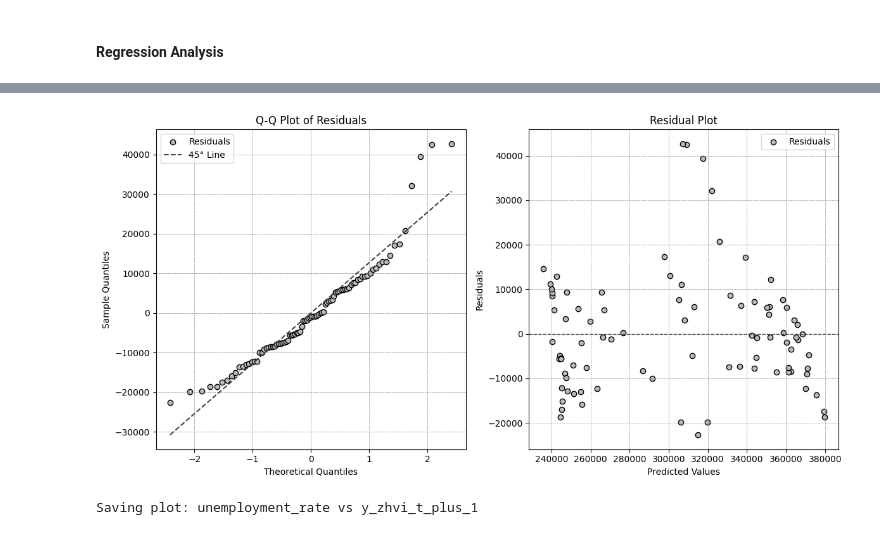
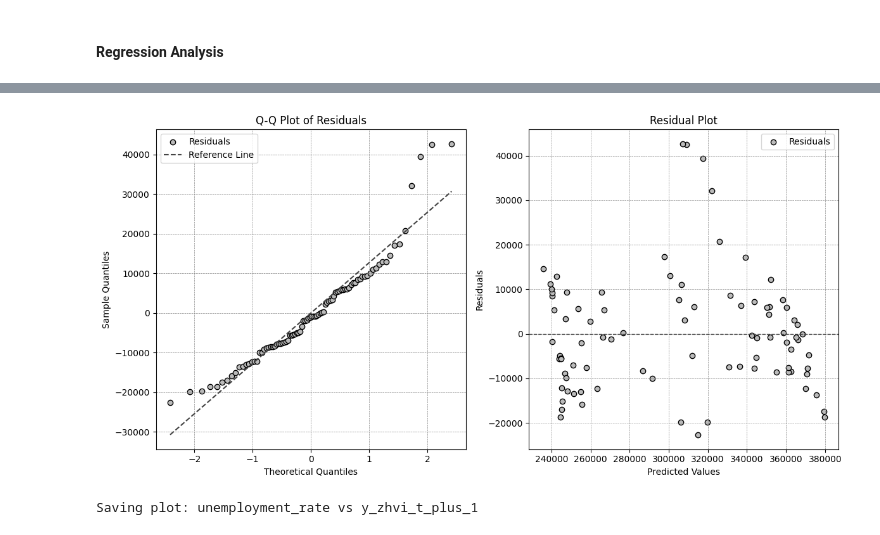
Before and after one commit to InscribeDeeper/house-price-regression, a Jupyter notebook: EDA.ipynb, the cells around one changed output, grey strips where cells are left out. Cells and saved outputs as stored; diff of their text form; code cells hidden in the pictures.

```diff
--- a/EDA.ipynb
+++ b/EDA.ipynb
@@ -630,44 +636,44 @@ save_summary_as_image(model, filename='./figure/picked/model_summary.png')
 import matplotlib.pyplot as plt
 import scipy.stats as stats
 
-
 # Extract values
 residuals = model.resid
 predicted = model.fittedvalues
-(prob_x, prob_y), (slope, intercept, r) = stats.probplot(residuals, dist="norm")
+prob_x, prob_y = stats.probplot(residuals, dist="norm")[0]
+slope, intercept, _ = stats.probplot(residuals, dist="norm")[1]
 
 # Create side-by-side subplots
 fig, axes = plt.subplots(1, 2, figsize=(12, 6))
 
 # --- Q-Q Plot ---
 ax1 = axes[0]
 ax1.scatter(prob_x, prob_y, facecolor=bar_fill_color, edgecolor=bar_edge_color, label="Residuals")
-ax1.plot(prob_x, slope * prob_x + intercept, color=mean_line_color, linestyle='--', label='45° Line')
+ax1.plot(prob_x, slope * prob_x + intercept, color=mean_line_color, linestyle='--', label='Reference Line')
 ax1.set_title("Q-Q Plot of Residuals", color=main_color)
 ax1.set_xlabel("Theoretical Quantiles", color=main_color)
 ax1.set_ylabel("Sample Quantiles", color=main_color)
 ax1.tick_params(colors=main_color)
 ax1.grid(True, linestyle='--', linewidth=0.5, color=median_line_color)
 ax1.legend()
 
 # --- Residual Plot ---
 ax2 = axes[1]
 ax2.scatter(predicted, residuals, facecolor=bar_fill_color, edgecolor=bar_edge_color, label="Residuals")
 ax2.axhline(0, color=mean_line_color, linestyle='--', linewidth=1)
 ax2.set_title("Residual Plot", color=main_color)
 ax2.set_xlabel("Predicted Values", color=main_color)
 ax2.set_ylabel("Residuals", color=main_color)
 ax2.tick_params(colors=main_color)
 ax2.grid(True, linestyle='--', linewidth=0.5, color=median_line_color)
 ax2.legend()
 
 # Final layout
 plt.tight_layout()
 filename = "./figure/picked/QQ-Residual_combined.png"
 plt.savefig(filename, dpi=600)
 plt.show()
 # %% [output]
-[figure, old version]
+[figure, new version]
 # %%
 def plot_regression(df, x_var, y_var, save_dir=None):
     plt.figure(figsize=(10,4))  # Smaller figure size
```
Also changed, not shown: parts of 3 cells of this notebook, 7 other files.
